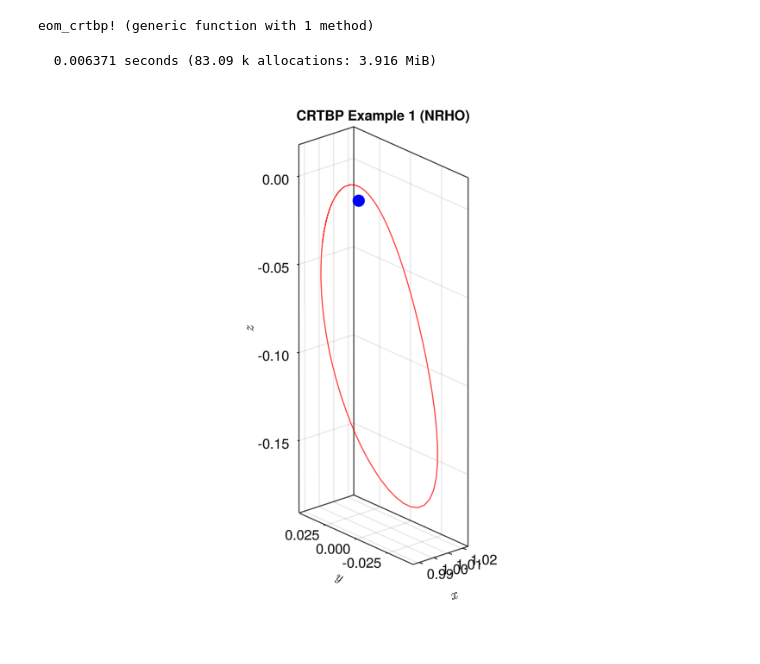
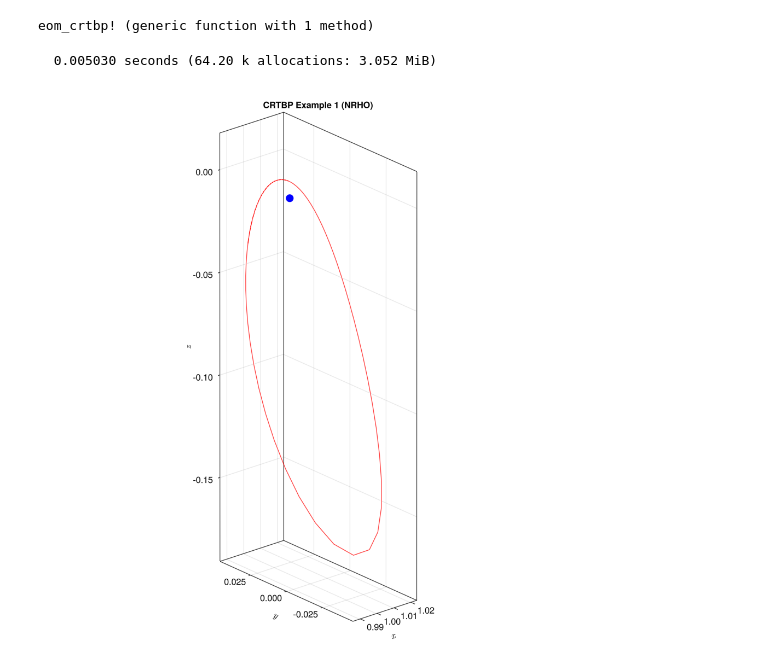
Before and after one commit to naoyaozaki/CRTBP.jl, a Jupyter notebook: work/ode_example.ipynb, the cells around one changed output. Cells and saved outputs as stored; diff of their text form; code cells hidden in the pictures; blank space fills up the shorter version.

```diff
--- a/work/ode_example.ipynb
+++ b/work/ode_example.ipynb
@@ -46,7 +46,7 @@ function eom_crtbp!(dx,x,μ,t)
     # Preparation
     r1 = x[1:3] + [μ,0,0]
     r2 = x[1:3] - [1-μ,0,0]
-    a_cori = [2*x[5],-2*x[4],0]
+    a_cori = [2x[5],-2x[4],0]
     a_cf = [x[1],x[2],0]
     # dx/dt
     dx[1:3] = x[4:6]
@@ -57,27 +57,27 @@ eom_crtbp! (generic function with 1 method)
 # %%
 using DifferentialEquations
 using GLMakie
-using CPUTime
+GLMakie.activate!()
 Makie.inline!(true)
 
 # 問題定義
 x0 = [0.987384153663276, 0.0, 0.008372273063008, 0.0, 1.67419265037912, 0.0]
 tspan = (0.0, 0.5*pi)
 μ = 0.01215058426994
 prob = ODEProblem(eom_crtbp!, x0, tspan, μ)
 
 # 計算
-@time sol = solve(prob, TsitPap8(), reltol=1e-12, abstol=1e-12)
+@time sol = solve(prob, DP8(), reltol=1e-10, abstol=1e-10)
 
 # 描画
-fig = Figure()
-ax = Axis3(fig[1, 1]; aspect=:data, perspectiveness=0.0,title="CRTBP Example 1 (NRHO)",xlabel = L"x", ylabel = L"y", zlabel=L"z")
-scatterlines!(ax, 1-μ, 0, 0; markersize=20, color=:blue)
+fig = Figure(; resolution=(1024, 1024))
+ax = Axis3(fig[1, 1]; aspect=:data, perspectiveness=0.0, title="CRTBP Example 1 (NRHO)", xlabel=L"x", ylabel=L"y", zlabel=L"z")
+scatterlines!(ax, 1 - μ, 0, 0; markersize=20, color=:blue)
 lines!(ax, sol[1, :], sol[2, :], sol[3, :], linewidth=1, color=:red)
 fig
 # %% [output]
-  0.006371 seconds (83.09 k allocations: 3.916 MiB)
+  0.005030 seconds (64.20 k allocations: 3.052 MiB)
-[figure, old version]
+[figure, new version]
 # %%
 # 問題定義
 x0 = [0.995707444733282, -0.007199559925458,  0.00443836532133, 0.005316062984565,  0.006000425296496,  0.012765946563249]
```
Also changed, not shown: parts of 1 cell of this notebook, 1 other file.
